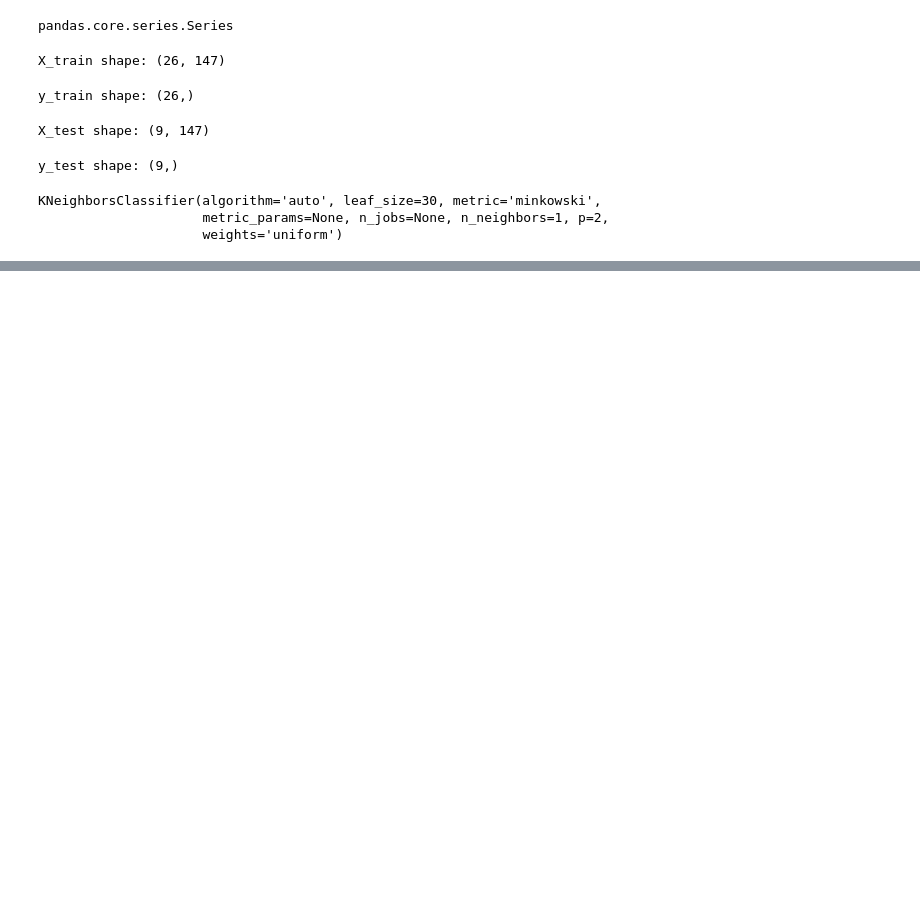
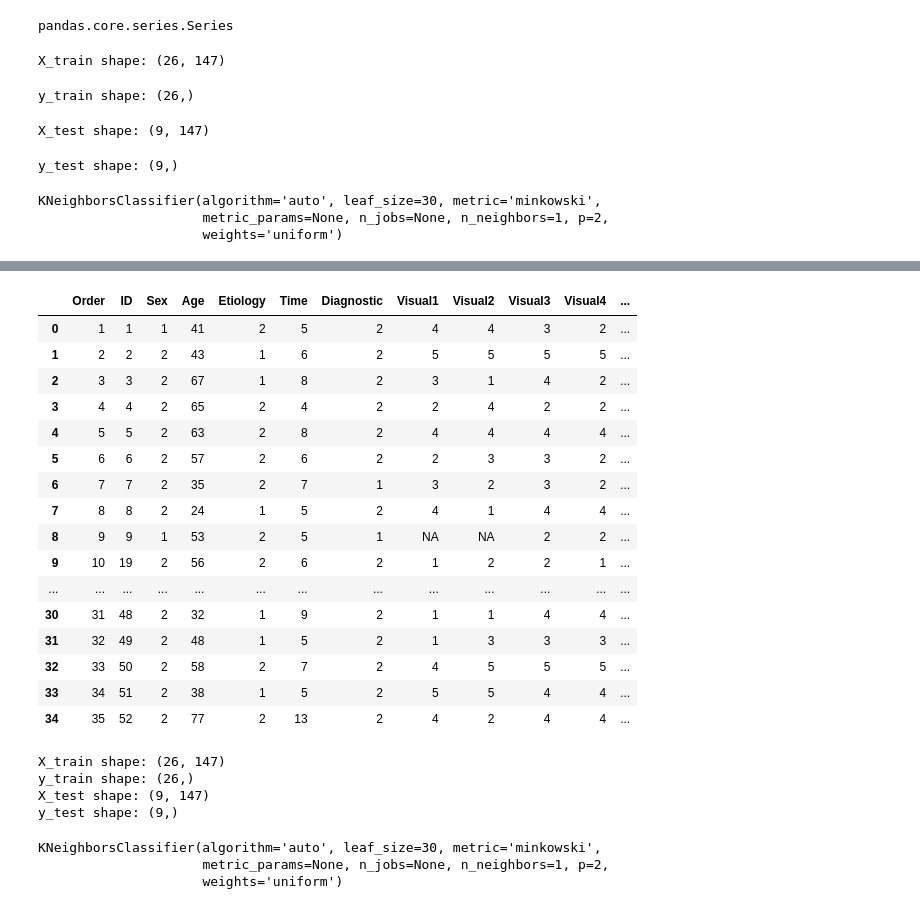
Before and after one commit to ManJ-PC/ML-DoC, a Jupyter notebook: Machine_learning_in_the_diagnosis_of_disorders_of_consciousness_using_SMART_.ipynb, the cells around one changed output, grey strips where cells are left out. Drawn from its saved outputs; the diff is of its cells as text; code cells hidden in the pictures; blank space fills up the shorter version.

```diff
--- a/Machine_learning_in_the_diagnosis_of_disorders_of_consciousness_using_SMART_.ipynb
+++ b/Machine_learning_in_the_diagnosis_of_disorders_of_consciousness_using_SMART_.ipynb
@@ -23,6 +23,7 @@ type(my_data)
 numpy.ndarray
 # %%
 docDF = pd.read_csv(url) #Using Dataframes
+docDf = pd.read_csv(url) #Using to ML 3 States
 # %%
 type(docDF)
 # %% [output]
@@ -543,0 +607,2 @@ Test set score: 0.89
+# %%
+Y3 = docDf.pop('Diagnostic3Levels') # remove column Diag3St and store it in Y3 # Column 7 contains label of Diagnostic3States remove and put it in Y3Df
@@ -543,0 +629,20 @@ Test set score: 0.89
+# %%
+docDf
+# %% [output]
+|  | Order | ID | Sex | Age | Etiology | Time | Diagnostic | Visual1 | Visual2 | Visual3 | Visual4 | ... |
+| 0 | 1 | 1 | 1 | 41 | 2 | 5 | 2 | 4 | 4 | 3 | 2 | ... |
+| 1 | 2 | 2 | 2 | 43 | 1 | 6 | 2 | 5 | 5 | 5 | 5 | ... |
+| 2 | 3 | 3 | 2 | 67 | 1 | 8 | 2 | 3 | 1 | 4 | 2 | ... |
+| 3 | 4 | 4 | 2 | 65 | 2 | 4 | 2 | 2 | 4 | 2 | 2 | ... |
+| 4 | 5 | 5 | 2 | 63 | 2 | 8 | 2 | 4 | 4 | 4 | 4 | ... |
+| 5 | 6 | 6 | 2 | 57 | 2 | 6 | 2 | 2 | 3 | 3 | 2 | ... |
+| 6 | 7 | 7 | 2 | 35 | 2 | 7 | 1 | 3 | 2 | 3 | 2 | ... |
+| 7 | 8 | 8 | 2 | 24 | 1 | 5 | 2 | 4 | 1 | 4 | 4 | ... |
+| 8 | 9 | 9 | 1 | 53 | 2 | 5 | 1 | NA | NA | 2 | 2 | ... |
+| 9 | 10 | 19 | 2 | 56 | 2 | 6 | 2 | 1 | 2 | 2 | 1 | ... |
+| ... | ... | ... | ... | ... | ... | ... | ... | ... | ... | ... | ... | ... |
+| 30 | 31 | 48 | 2 | 32 | 1 | 9 | 2 | 1 | 1 | 4 | 4 | ... |
+| 31 | 32 | 49 | 2 | 48 | 1 | 5 | 2 | 1 | 3 | 3 | 3 | ... |
+| 32 | 33 | 50 | 2 | 58 | 2 | 7 | 2 | 4 | 5 | 5 | 5 | ... |
+| 33 | 34 | 51 | 2 | 38 | 1 | 5 | 2 | 5 | 5 | 4 | 4 | ... |
+| 34 | 35 | 52 | 2 | 77 | 2 | 13 | 2 | 4 | 2 | 4 | 4 | ... |
@@ -543,0 +656,10 @@ Test set score: 0.89
+# %%
+print("X_train shape: {}".format(X_train3.shape))
+print("y_train shape: {}".format(y3_train.shape))
+print("X_test shape: {}".format(X_test3.shape))
+print("y_test shape: {}".format(y3_test.shape))
+# %% [output]
+X_train shape: (26, 147)
+y_train shape: (26,)
+X_test shape: (9, 147)
+y_test shape: (9,)
@@ -543,0 +668,6 @@ Test set score: 0.89
+# %%
+knn.fit(X_train3, y3_train)
+# %% [output]
+KNeighborsClassifier(algorithm='auto', leaf_size=30, metric='minkowski',
+                     metric_params=None, n_jobs=None, n_neighbors=1, p=2,
+                     weights='uniform')
```
Also changed, not shown: parts of 15 cells of this notebook.
